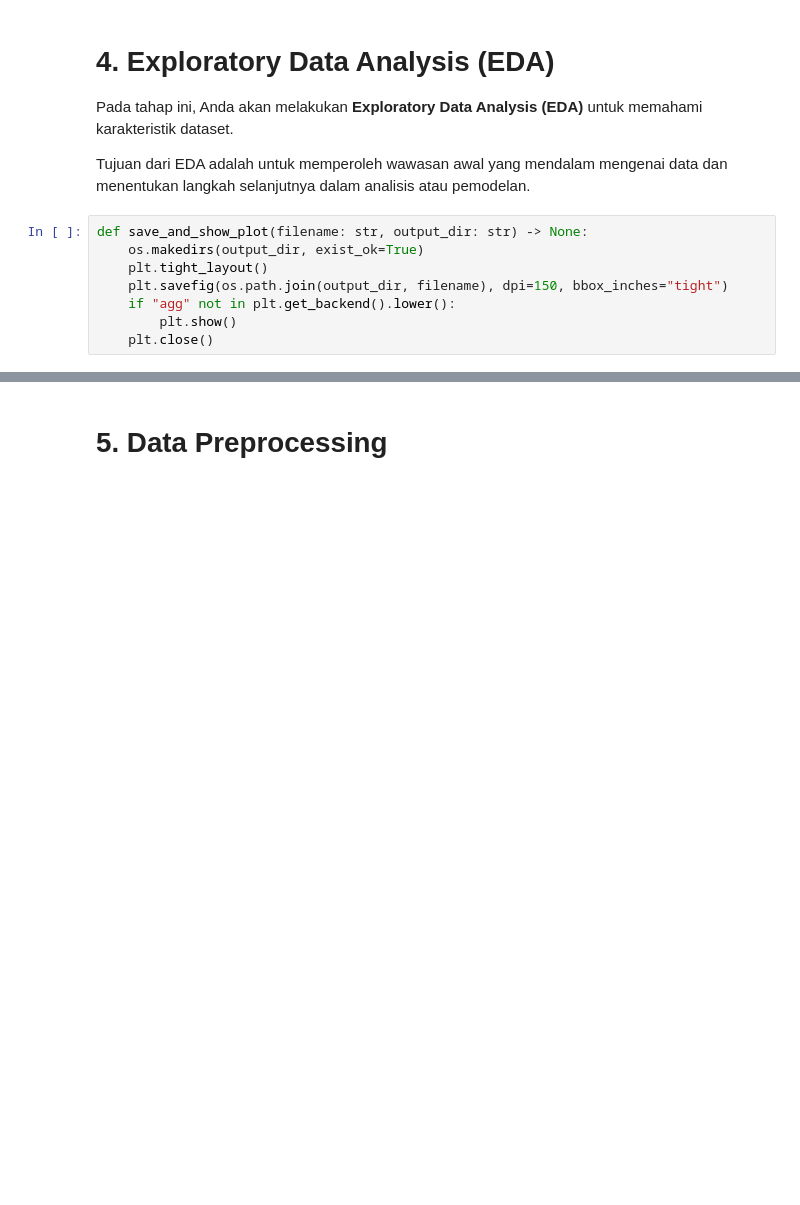
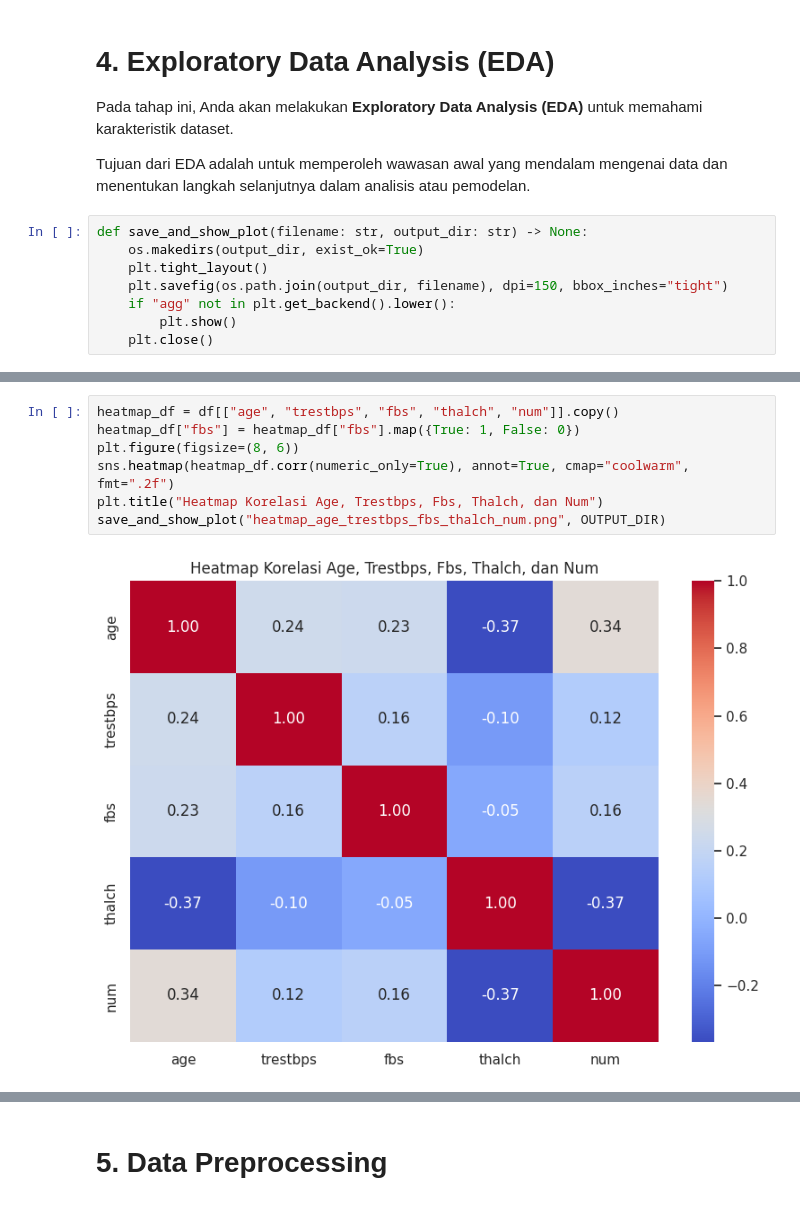
Before and after one commit to akhsaul/Eksperimen_SML_Ikhsan-Maulana, a Jupyter notebook: preprocessing/Eksperimen_IkhsanMaulana.ipynb, the cells around one changed output, grey strips where cells are left out. Saved outputs shown, nothing was run; the diff lists cells and outputs as text; blank space fills up the shorter version.

```diff
--- a/preprocessing/Eksperimen_IkhsanMaulana.ipynb
+++ b/preprocessing/Eksperimen_IkhsanMaulana.ipynb
@@ -237,0 +367,9 @@ restecg               2         0.22
+# %%
+heatmap_df = df[["age", "trestbps", "fbs", "thalch", "num"]].copy()
+heatmap_df["fbs"] = heatmap_df["fbs"].map({True: 1, False: 0})
+plt.figure(figsize=(8, 6))
+sns.heatmap(heatmap_df.corr(numeric_only=True), annot=True, cmap="coolwarm", fmt=".2f")
+plt.title("Heatmap Korelasi Age, Trestbps, Fbs, Thalch, dan Num")
+save_and_show_plot("heatmap_age_trestbps_fbs_thalch_num.png", OUTPUT_DIR)
+# %% [output]
+[figure, added]
```
Also changed, not shown: parts of 19 cells of this notebook, 1 other file.
